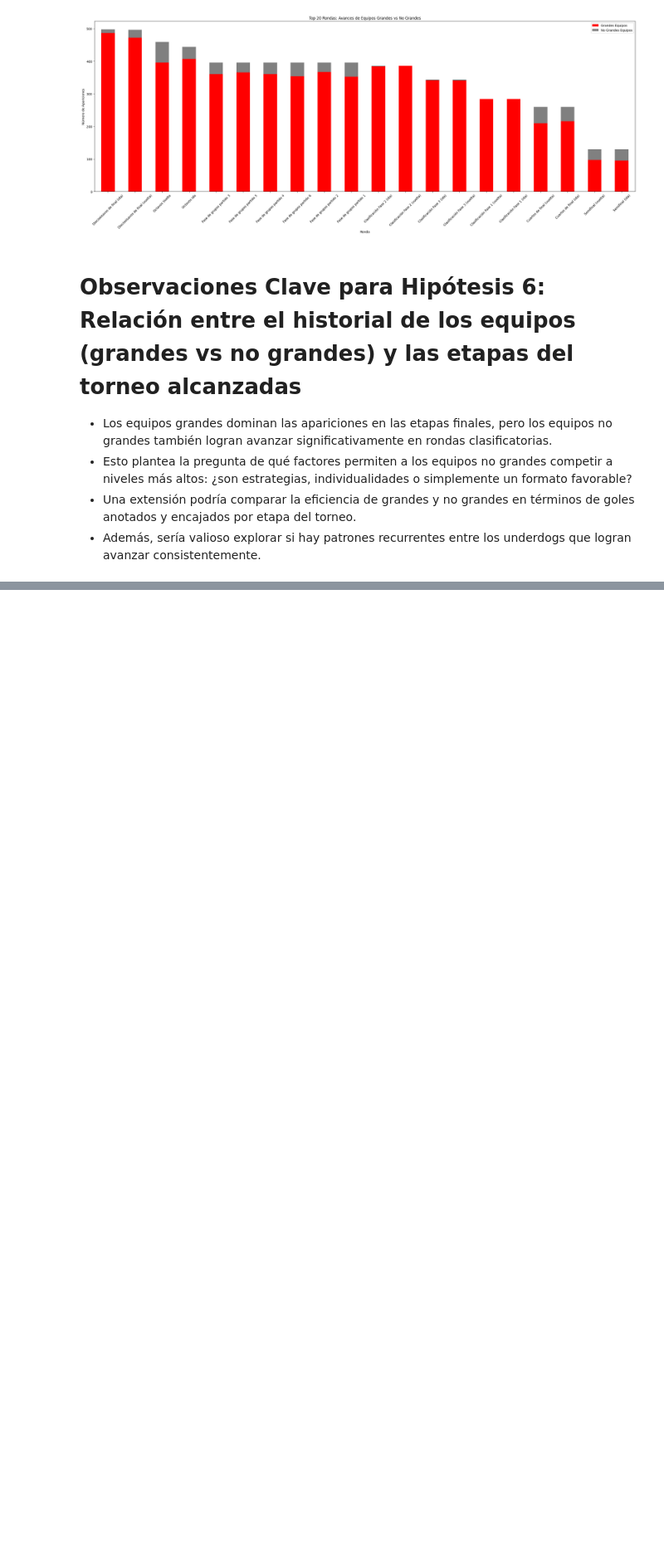
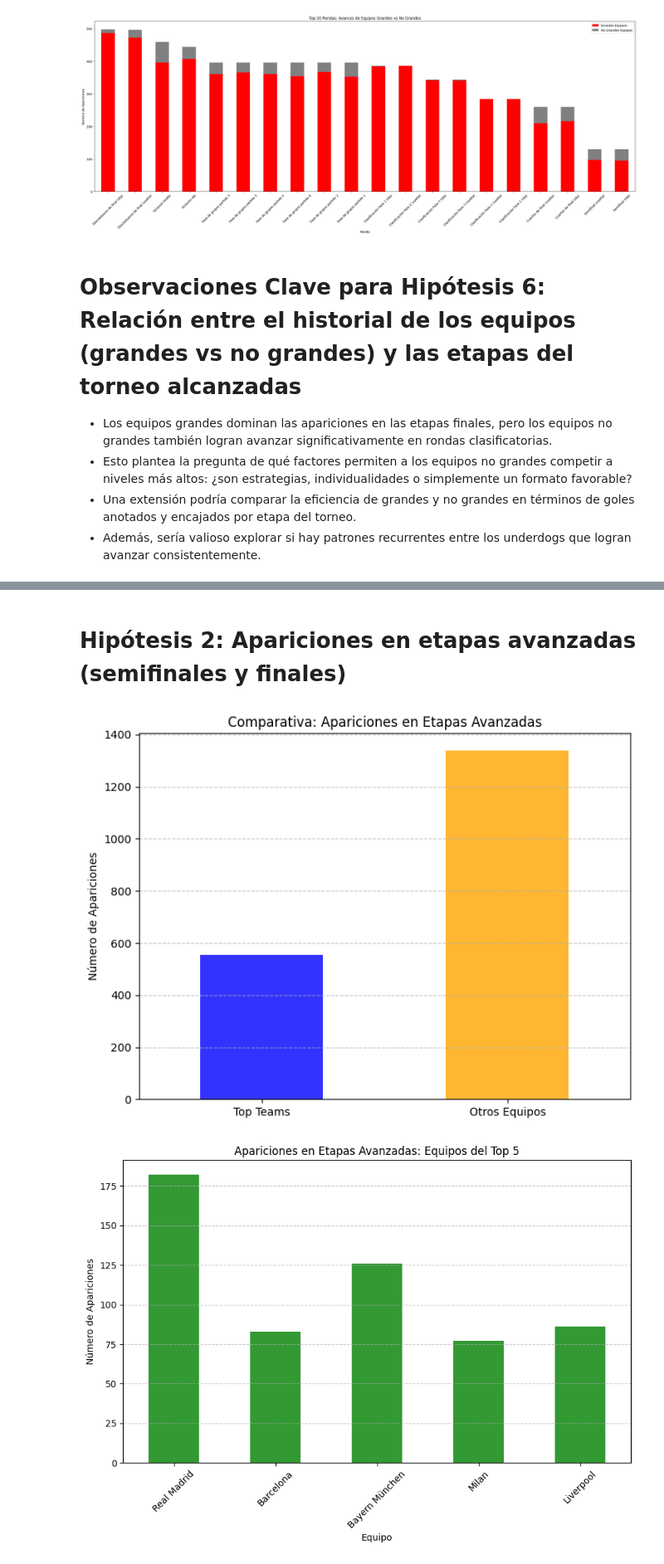
Before and after one commit to 27MarioGomez/ONLINE_DS_THEBRIDGE_27MarioGomez, a Jupyter notebook: Project_Break_I__EDA/EDA - CHAMPIONS LEAGUE/main.ipynb, the cells around one changed output, grey strips where cells are left out. Shown at 83% size. Drawn from its saved outputs; the diff is of its cells as text; code cells hidden in the pictures; blank space fills up the shorter version.

```diff
--- a/Project_Break_I__EDA/EDA - CHAMPIONS LEAGUE/main.ipynb
+++ b/Project_Break_I__EDA/EDA - CHAMPIONS LEAGUE/main.ipynb
@@ -793,0 +926,44 @@ plt.show()
+# %% [markdown]
+# Hipótesis 2: Apariciones en etapas avanzadas (semifinales y finales)
+# %%
+# Filtrar datos y crear columna 'Team'
+advanced_rounds = df_cleaned[df_cleaned['Round'].str.contains('Semifinal|Final', case=False, na=False)].copy()
+advanced_rounds['Team'] = np.where(
+    advanced_rounds['Team 1'].isin(top_teams),
+    advanced_rounds['Team 1'],
+    np.where(advanced_rounds['Team 2'].isin(top_teams), advanced_rounds['Team 2'], 'Otros')
+)
+
+# Contar apariciones en etapas avanzadas
+team_counts = advanced_rounds['Team'].value_counts()
+top_team_counts = team_counts.loc[top_teams]
+non_top_team_counts = team_counts.loc[~team_counts.index.isin(top_teams)].sum()
+
+# Crear un DataFrame para visualización
+data = {
+    'Top Teams': top_team_counts.sum(),
+    'Otros Equipos': non_top_team_counts
+}
+comparison_df = pd.DataFrame(data, index=['Apariciones']).T
+
+# Visualización
+plt.figure(figsize=(8, 6))
+comparison_df['Apariciones'].plot(kind='bar', color=['blue', 'orange'], alpha=0.8)
+plt.title('Comparativa: Apariciones en Etapas Avanzadas')
+plt.ylabel('Número de Apariciones')
+plt.xticks(rotation=0)
+plt.grid(axis='y', linestyle='--', alpha=0.7)
+plt.show()
+
+# Mostrar datos individuales de los equipos del top 5
+plt.figure(figsize=(10, 6))
+top_team_counts.plot(kind='bar', color='green', alpha=0.8)
+plt.title('Apariciones en Etapas Avanzadas: Equipos del Top 5')
+plt.xlabel('Equipo')
+plt.ylabel('Número de Apariciones')
+plt.xticks(rotation=45)
+plt.grid(axis='y', linestyle='--', alpha=0.7)
+plt.show()
+# %% [output]
+[figure, added]
+[figure, added]
```
Also changed, not shown: parts of 12 cells of this notebook.
